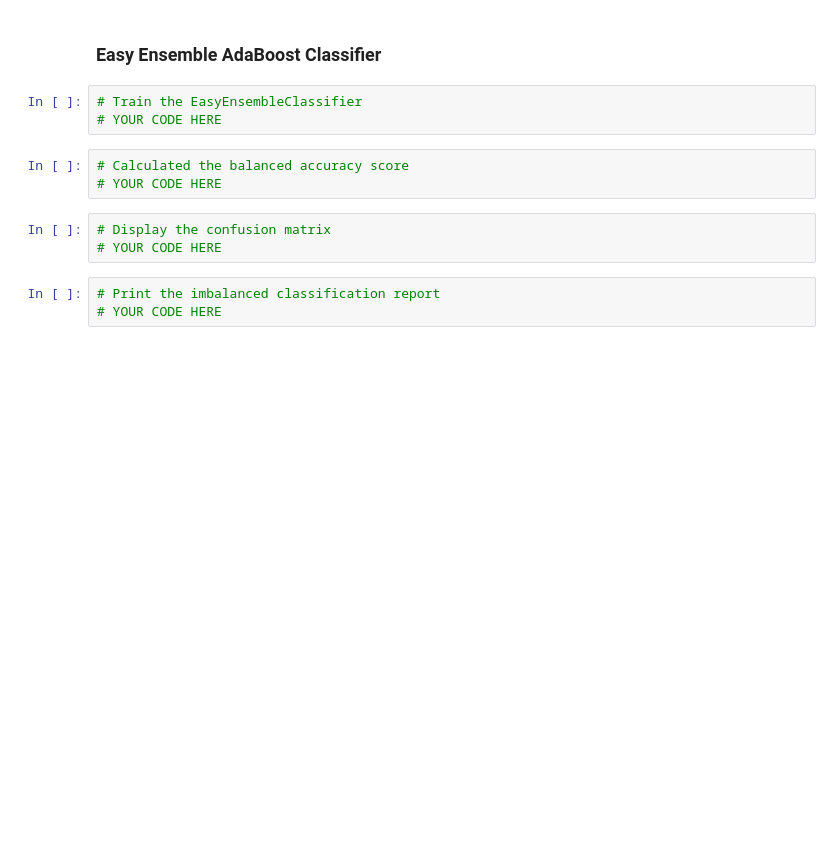
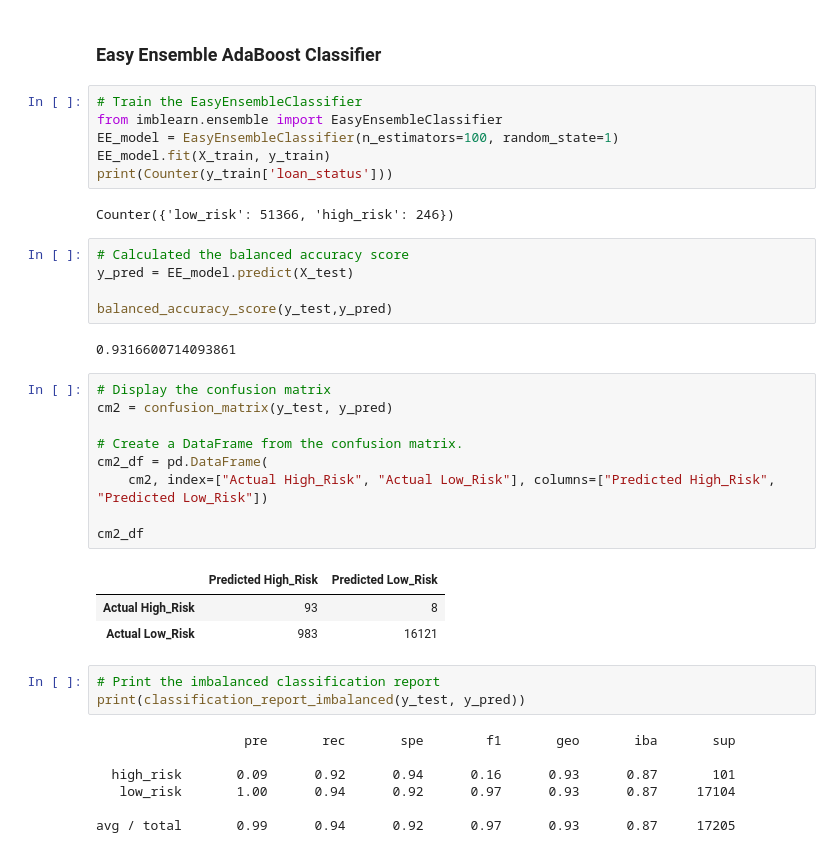
Before and after one commit to topeadeolatunji/Credit_Risk_Analysis, a Jupyter notebook: credit_risk_ensemble.ipynb, the cells around one changed output. Drawn from its saved outputs; the diff is of its cells as text; blank space fills up the shorter version.

```diff
--- a/credit_risk_ensemble.ipynb
+++ b/credit_risk_ensemble.ipynb
@@ -180,14 +255,40 @@ balanced_accuracy_score(y_test,y_pred)
 # %% [markdown]
 ### Easy Ensemble AdaBoost Classifier
-# %%
-# Train the EasyEnsembleClassifier
-# YOUR CODE HERE
+# %%
+# Train the EasyEnsembleClassifier
+from imblearn.ensemble import EasyEnsembleClassifier
+EE_model = EasyEnsembleClassifier(n_estimators=100, random_state=1)
+EE_model.fit(X_train, y_train)
+print(Counter(y_train['loan_status']))
+# %% [output]
+Counter({'low_risk': 51366, 'high_risk': 246})
 # %%
 # Calculated the balanced accuracy score
-# YOUR CODE HERE
+y_pred = EE_model.predict(X_test)
+
+balanced_accuracy_score(y_test,y_pred)
+# %% [output]
+0.9316600714093861
-# %%
-# Display the confusion matrix
-# YOUR CODE HERE
+# %%
+# Display the confusion matrix
+cm2 = confusion_matrix(y_test, y_pred)
+
+# Create a DataFrame from the confusion matrix.
+cm2_df = pd.DataFrame(
+    cm2, index=["Actual High_Risk", "Actual Low_Risk"], columns=["Predicted High_Risk", "Predicted Low_Risk"])
+
+cm2_df
+# %% [output]
+|  | Predicted High_Risk | Predicted Low_Risk |
+| Actual High_Risk | 93 | 8 |
+| Actual Low_Risk | 983 | 16121 |
 # %%
 # Print the imbalanced classification report
-# YOUR CODE HERE
+print(classification_report_imbalanced(y_test, y_pred))
+# %% [output]
+                   pre       rec       spe        f1       geo       iba       sup
+
+  high_risk       0.09      0.92      0.94      0.16      0.93      0.87       101
+   low_risk       1.00      0.94      0.92      0.97      0.93      0.87     17104
+
+avg / total       0.99      0.94      0.92      0.97      0.93      0.87     17205
```
Also changed, not shown: parts of 9 cells of this notebook.
